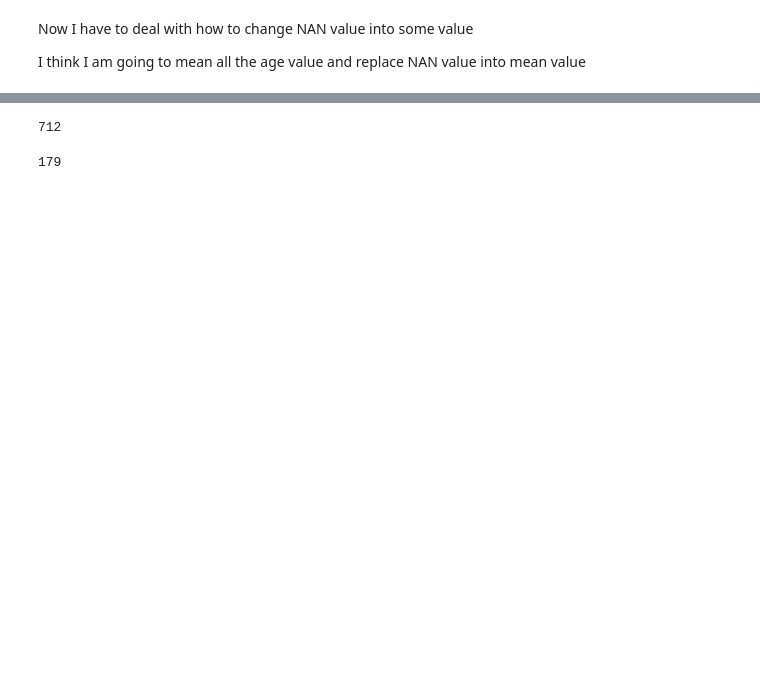
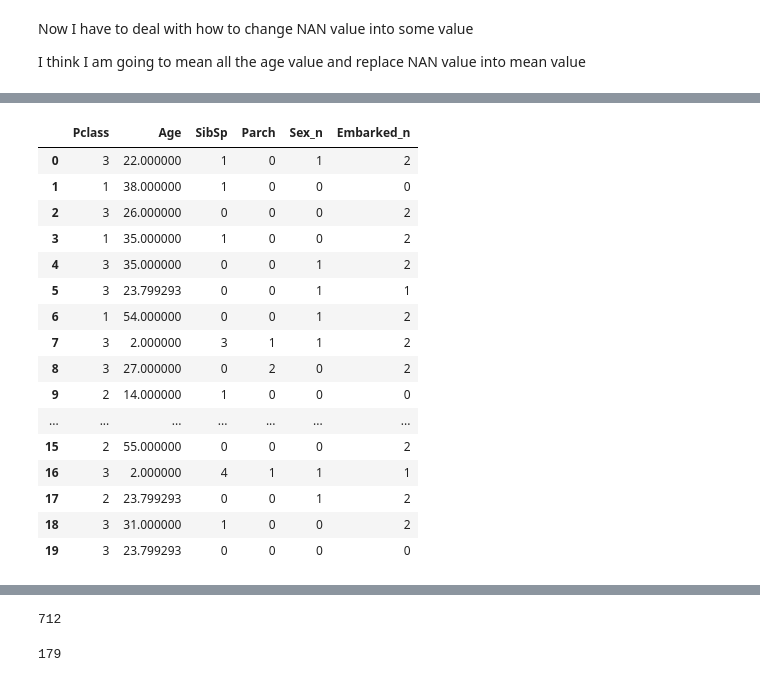
Before and after one commit to Innovanito/Machine-Learning-Tutorial, a Jupyter notebook: Decision Tree/exercise.ipynb, the cells around one changed output, grey strips where cells are left out. Saved outputs shown, nothing was run; the diff lists cells and outputs as text; code cells hidden in the pictures; blank space fills up the shorter version.

```diff
--- a/Decision Tree/exercise.ipynb
+++ b/Decision Tree/exercise.ipynb
@@ -89,0 +147,21 @@ I think I am going to mean all the age value and replace NAN value into mean val
+# %%
+inputs_2['Age'] = inputs_2['Age'].replace(0,inputs_2['Age'].mean())
+inputs_2[:20]
+# %% [output]
+|  | Pclass | Age | SibSp | Parch | Sex_n | Embarked_n |
+| 0 | 3 | 22.000000 | 1 | 0 | 1 | 2 |
+| 1 | 1 | 38.000000 | 1 | 0 | 0 | 0 |
+| 2 | 3 | 26.000000 | 0 | 0 | 0 | 2 |
+| 3 | 1 | 35.000000 | 1 | 0 | 0 | 2 |
+| 4 | 3 | 35.000000 | 0 | 0 | 1 | 2 |
+| 5 | 3 | 23.799293 | 0 | 0 | 1 | 1 |
+| 6 | 1 | 54.000000 | 0 | 0 | 1 | 2 |
+| 7 | 3 | 2.000000 | 3 | 1 | 1 | 2 |
+| 8 | 3 | 27.000000 | 0 | 2 | 0 | 2 |
+| 9 | 2 | 14.000000 | 1 | 0 | 0 | 0 |
+| ... | ... | ... | ... | ... | ... | ... |
+| 15 | 2 | 55.000000 | 0 | 0 | 0 | 2 |
+| 16 | 3 | 2.000000 | 4 | 1 | 1 | 1 |
+| 17 | 2 | 23.799293 | 0 | 0 | 1 | 2 |
+| 18 | 3 | 31.000000 | 1 | 0 | 0 | 2 |
+| 19 | 3 | 23.799293 | 0 | 0 | 0 | 0 |
```
Also changed, not shown: parts of 7 cells of this notebook.
